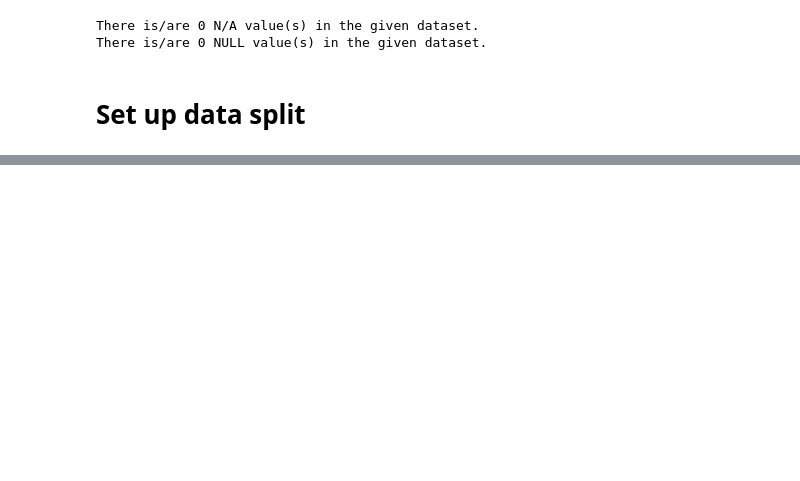
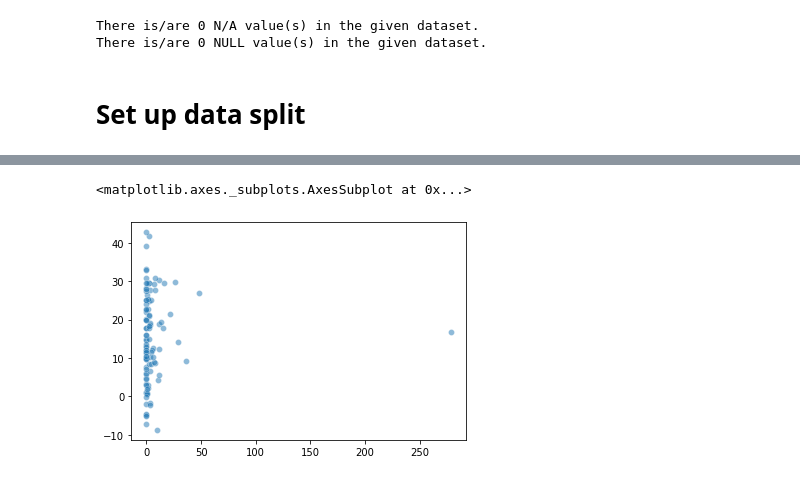
Before and after one commit to CantDodgeCrap/IDA-ML-Feuer, a Jupyter notebook: IDA_ML_Fire.ipynb, the cells around one changed output, grey strips where cells are left out. Cells and saved outputs as stored; diff of their text form; code cells hidden in the pictures; blank space fills up the shorter version.

```diff
--- a/IDA_ML_Fire.ipynb
+++ b/IDA_ML_Fire.ipynb
@@ -225,0 +256,7 @@ split_index
+# %%
+data = fire_data
+target = fire_target
+ratio = 0.8
+seed = 69
+
+data_train, data_test, target_train, target_test=test_train_split(data,target,ratio,seed)
@@ -225,0 +267,3 @@ split_index
+# %%
+model = linear_model.LinearRegression()
+model.fit(data_train, target_train)
@@ -225,0 +272,3 @@ split_index
+# %%
+model = linear_model.Ridge()
+model.fit(data_train, target_train)
@@ -225,0 +277,2 @@ split_index
+# %%
+target_pred = model.predict(data_test)
@@ -225,0 +350,5 @@ split_index
+# %%
+sns.scatterplot(target_test,target_pred, alpha = 0.5)
+# %% [output]
+<matplotlib.axes._subplots.AxesSubplot at 0x...>
+[figure, added]
```
Also changed, not shown: parts of 20 cells of this notebook.
